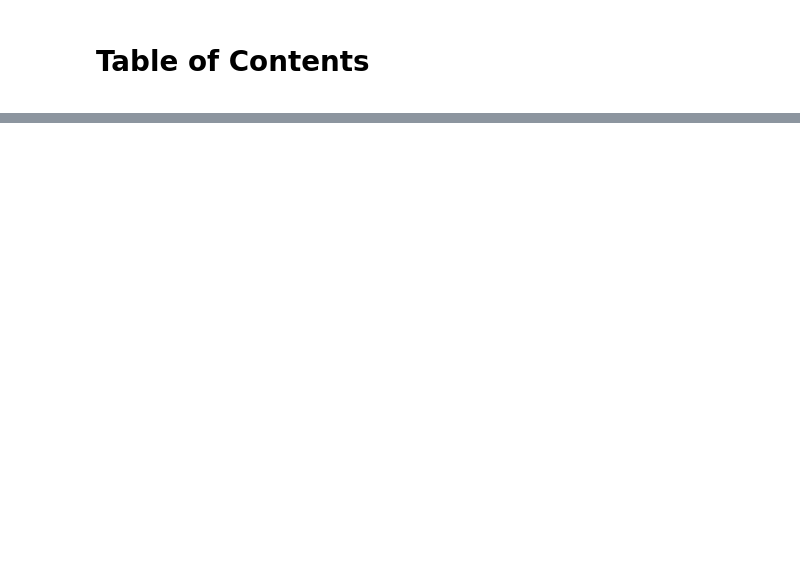
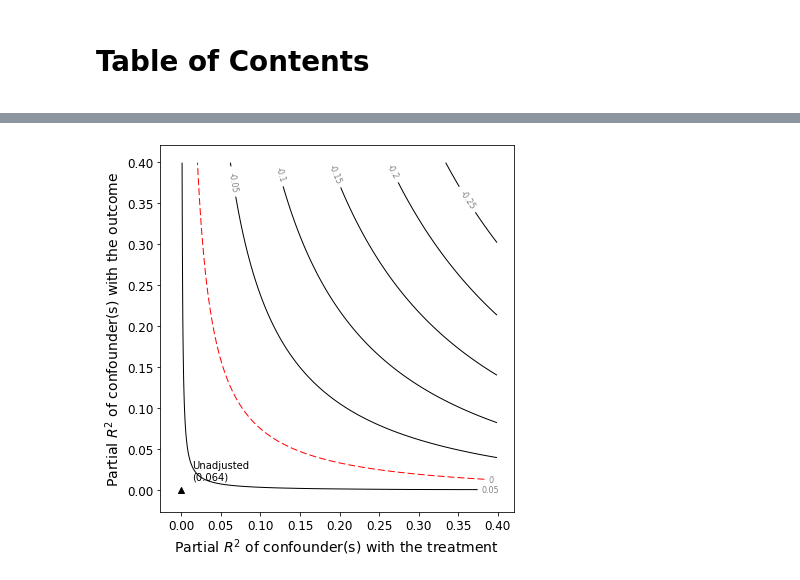
Before and after one commit to nlapier2/PySensemakr, a Jupyter notebook: example.ipynb, the cells around one changed output, grey strips where cells are left out. Cells and saved outputs as stored; diff of their text form; code cells hidden in the pictures; blank space fills up the shorter version.

```diff
--- a/example.ipynb
+++ b/example.ipynb
@@ -70,0 +142,4 @@ ovb_plots.ovb_contour_plot(sense_obj=s, sensitivity_of='estimate')
+# %%
+ovb_plots.ovb_contour_plot(model=model,treatment='directlyharmed')
+# %% [output]
+[figure, added]
```
Also changed, not shown: parts of 35 cells of this notebook.
